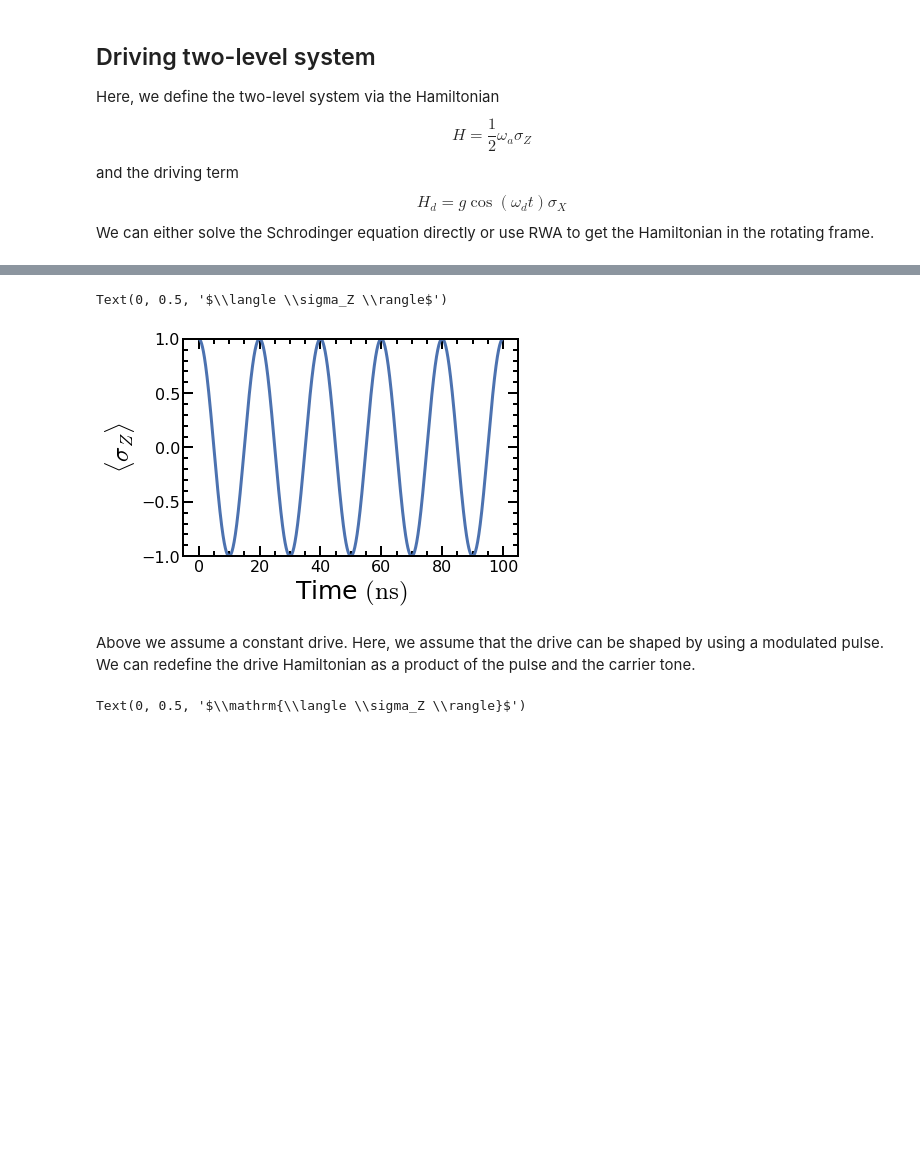
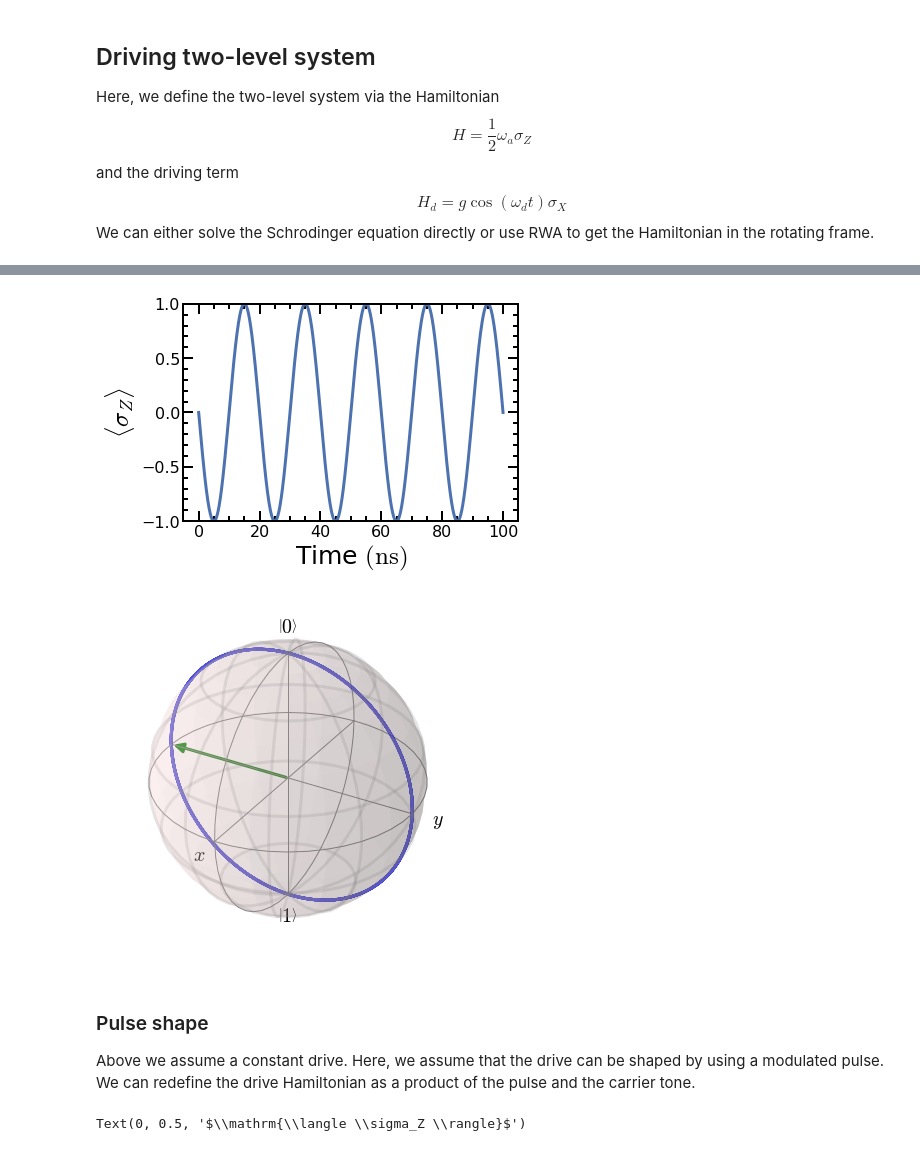
Before and after one commit to qnl/Fluxonium_berkeley, a Jupyter notebook: Notebooks/0. Two-level system tutorial.ipynb, the cells around one changed output, grey strips where cells are left out. Saved outputs shown, nothing was run; the diff lists cells and outputs as text; code cells hidden in the pictures; blank space fills up the shorter version.

```diff
--- a/Notebooks/0. Two-level system tutorial.ipynb
+++ b/Notebooks/0. Two-level system tutorial.ipynb
@@ -147,17 +38,17 @@ drive_freq = 5 #GHz
 coupl_const = 0.05 #GHz
 H0 = 2*np.pi*0.5*atom_freq*sigmaz()
 H1 = 2*np.pi*coupl_const*sigmax()
-
-# def H1_coeff(time,wd):
-#     return np.cos(2*np.pi*wd*time)
-
-tlist = np.linspace(0,100,2001)*1
-H = [H0,[H1, np.cos(2*np.pi*drive_freq*tlist)]]
-output = mesolve(H, rho0=basis(2,0), tlist=tlist, c_ops=[], e_ops=sigmaz())
-sz = output.expect[0]
+tlist = np.linspace(0,100,1001)
+def time_dependent_term(wd,t):
+    return np.cos(2*np.pi*wd*t)
+H = [H0,[H1, time_dependent_term(drive_freq,tlist)]]
+output = mesolve(H, rho0=basis(2,0), tlist=tlist, c_ops=[], e_ops=[sigmax(), sigmay(),sigmaz()])
+sx, sy, sz = output.expect[:]
 plt.plot(tlist, sz)
-# U_t = propagator(H, tlist,[])
 plt.ylim([-1,1])
 plt.xlabel(r'Time $\mathrm{(ns)}$')
 plt.ylabel(r'$\langle \sigma_Z \rangle$')
+b = Bloch()
+b.add_points([sx, sy, sz])
+b.make_sphere()
 # %% [output]
@@ -166,16 +59,26 @@ Text(0, 0.5, '$\\langle \\sigma_Z \\rangle$')
 # %%
 #Using RWA
+atom_freq = 5 #GHz
+drive_freq = 5 #GHz
+coupl_const = 0.05 #GHz
+psi_ini = basis(2,0) - 1j*basis(2,1)
+psi_ini = psi_ini/np.sqrt(2)
 H = 2*np.pi*0.5*(atom_freq-drive_freq)*sigmaz() + 2*np.pi*0.5*coupl_const*sigmax()
-output = mesolve(H, rho0=basis(2,0),tlist = tlist, c_ops=[], e_ops=sigmaz())
-sz = output.expect[0]
+output = mesolve(H, rho0=psi_ini,tlist = tlist, c_ops=[], e_ops=[sigmax(), sigmay(),sigmaz()])
+sx, sy, sz = output.expect[:]
 plt.plot(tlist,sz)
 plt.ylim([-1,1])
 plt.xlabel(r'Time $\mathrm{(ns)}$')
 plt.ylabel(r'$\langle \sigma_Z \rangle$')
+b = Bloch()
+b.add_points([sx, sy, sz], meth='l')
+b.add_states(psi_ini)
+b.make_sphere()
 # %% [output]
-Text(0, 0.5, '$\\langle \\sigma_Z \\rangle$')
-[figure, old version]
+[figure, new version]
+[figure, added]
 # %% [markdown]
+### Pulse shape
 Above we assume a constant drive. Here, we assume that the drive can be shaped by using a modulated pulse. We can redefine the drive Hamiltonian as a product of the pulse and the carrier tone.
 # %%
 #Here we define a pulse that rotates the spin by 2pi
```
Also changed, not shown: parts of 28 cells of this notebook, 7 other files.
